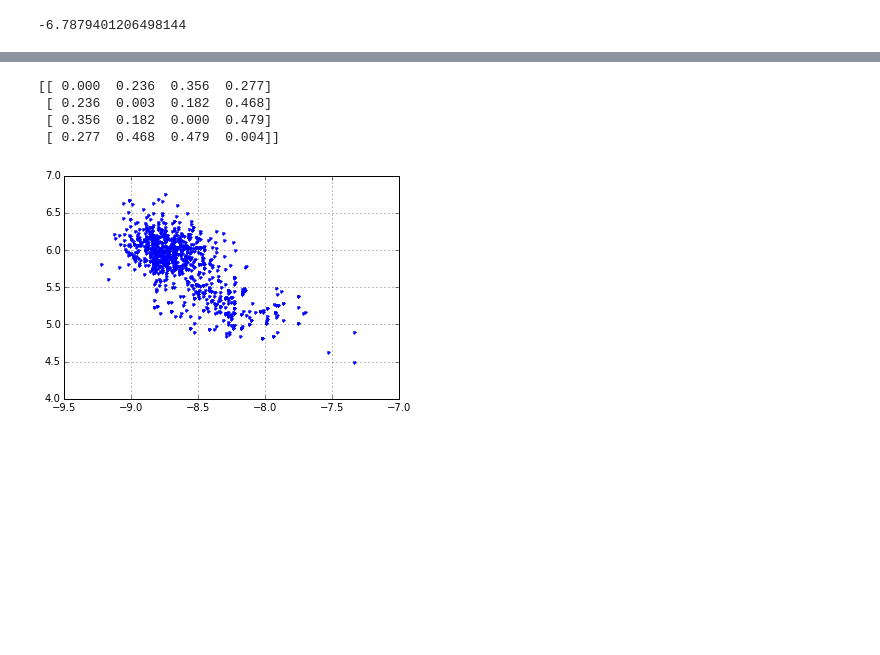
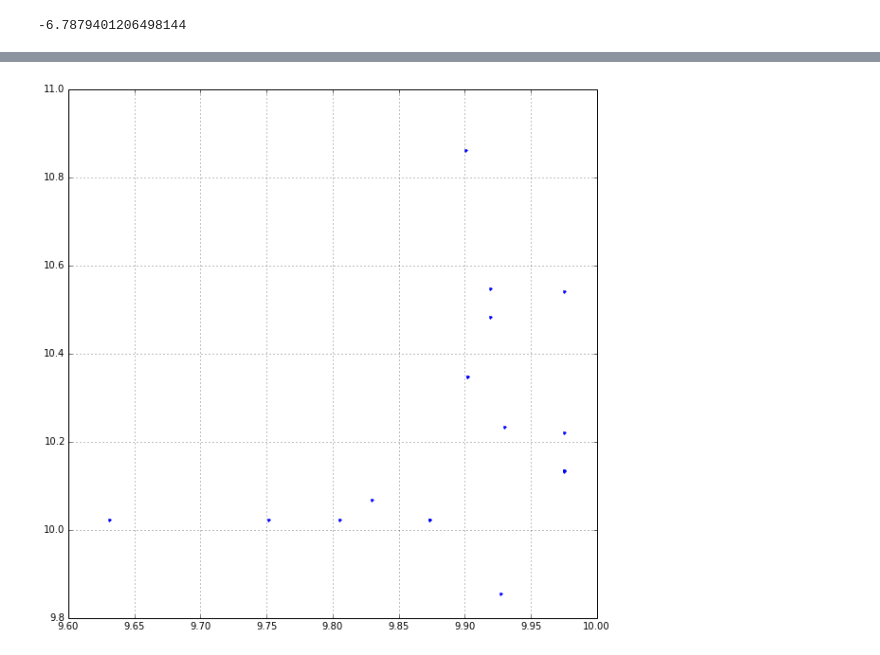
Before and after one commit to sisl/autoATC, a Jupyter notebook: MCMC/MCMC_toy.ipynb, the cells around one changed output, grey strips where cells are left out. Cells and saved outputs as stored; diff of their text form; code cells hidden in the pictures; blank space fills up the shorter version.

```diff
--- a/MCMC/MCMC_toy.ipynb
+++ b/MCMC/MCMC_toy.ipynb
@@ -3,7 +3,9 @@
 import pymc.Matplot as pymcPlt
 import pymc
 import matplotlib.pyplot as plt
+import matplotlib
 import numpy as np
+matplotlib.rcParams['figure.figsize'] = (10,10)
 # %%
 np.set_printoptions(formatter={'float': '{: 0.3f}'.format})
 # %%
@@ -112,23 +128,13 @@ plt.plot(M.xy_points.value[:,0], M.xy_points.value[:,1], linestyle="", marker="o
-# %%
-iterP = np.row_stack([M.trace('Dir_%i'%i)()[iterN] for i in range(M.Nnodes)])
-iterP = np.column_stack([iterP, 1-np.sum(iterP,axis=1)])
-iterP = (iterP + iterP.transpose())*0.5
-print(iterP)
-# %% [output]
-[[ 0.000  0.236  0.356  0.277]
- [ 0.236  0.003  0.182  0.468]
- [ 0.356  0.182  0.000  0.479]
- [ 0.277  0.468  0.479  0.004]]
 # %%
 plen= len(M.trace('x_nodes_0')());
-_x_nodes = np.array([M.trace('x_nodes_%i'%4)()[i] for i in range(plen)])
-_y_nodes = np.array([M.trace('y_nodes_%i'%4)()[i] for i in range(plen)])
+_x_nodes = np.array([M.trace('x_nodes_%i'%2)()[i] for i in range(plen)])
+_y_nodes = np.array([M.trace('y_nodes_%i'%2)()[i] for i in range(plen)])
 plt.plot(_x_nodes, _y_nodes, marker='.', linestyle="")
 plt.grid("on")
 #plt.xlim([-15, 15])
 #plt.ylim([-5, 15])
 # %% [output]
-[figure, old version]
+[figure, new version]
 # %%
 plt.plot(toy.x_meas, toy.y_meas, linestyle='', marker='.')
 plt.plot(toy.x_true, toy.y_true, linestyle='', marker='x',color='k',markersize=10,markeredgewidth=3)
```
Also changed, not shown: parts of 24 cells of this notebook, 1 other file.
